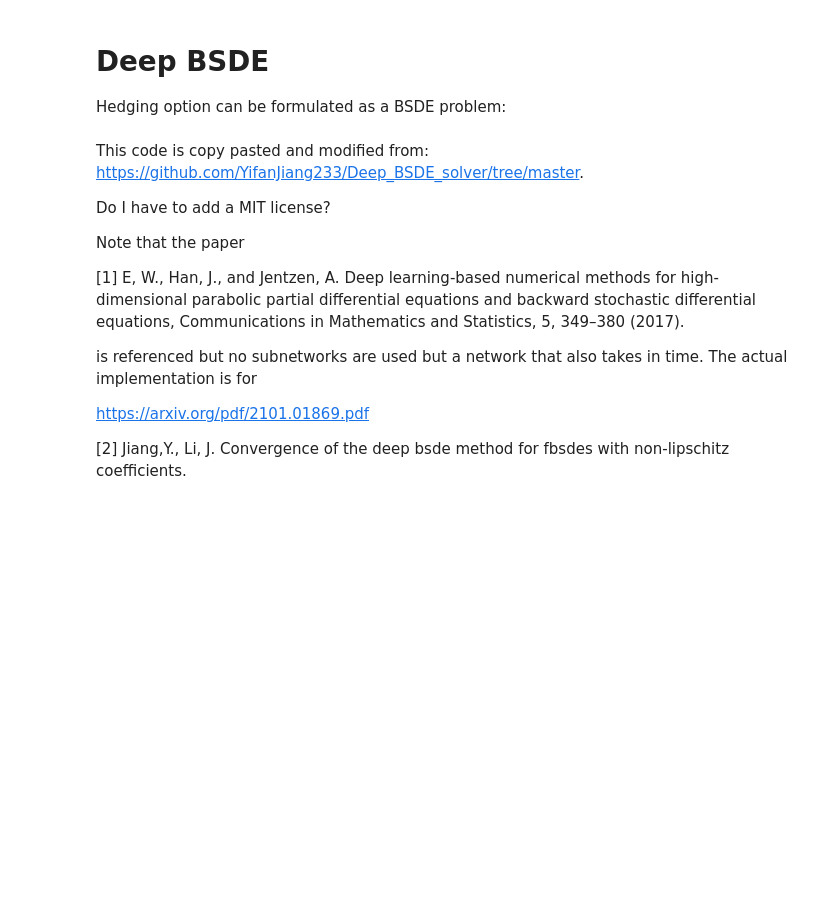
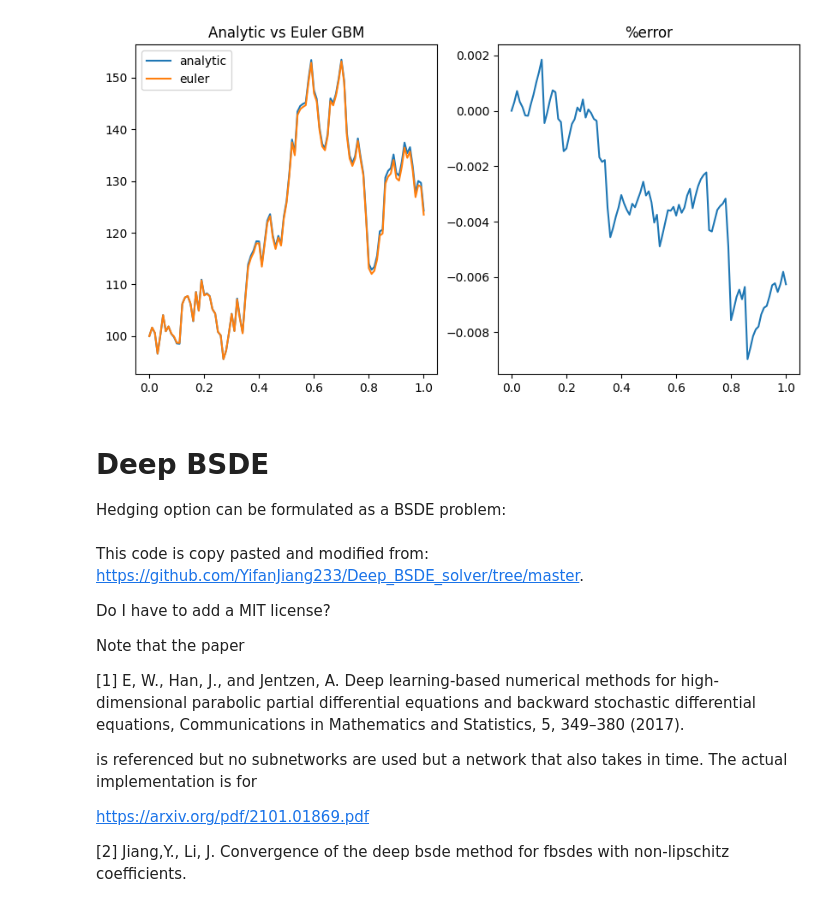
Before and after one commit to ISIPINK/Assignment_Financial_Mathematics_2024, a Jupyter notebook: deep_BSDE.ipynb, the cells around one changed output. Drawn from its saved outputs; the diff is of its cells as text; code cells hidden in the pictures; blank space fills up the shorter version.

```diff
--- a/deep_BSDE.ipynb
+++ b/deep_BSDE.ipynb
@@ -3,3 +76,59 @@
+# %%
+import numpy as np
+import matplotlib.pyplot as plt
+
+def simulate_GBM_path(S0, mu, sigma, T, dt, num_paths):
+    """Simulate multiple paths of the geometric Brownian motion process S_{t}=S_{0} exp((r-sigma^2/2)t + sigma*W_{t})"""
+    N = round(T/dt)
+    t = np.linspace(0, T, N+1)
+    W = np.random.standard_normal(size = (num_paths, N))
+    W = np.insert(W, 0, 0, axis=1)
+    W = np.cumsum(W, axis=1)*np.sqrt(dt) ### standard brownian motion
+    X = (mu - 0.5*sigma**2)*t + sigma*W
+    S = S0*np.exp(X) ### geometric brownian motion
+    return S
+
+def euler_maruyama(X0, mu, sigma, T, N, num_paths):
+    dt = T/N
+    t = np.linspace(0, T, N+1)
+    X = np.zeros((num_paths, N+1))
+    X[:, 0] = X0
+    for j in range(num_paths):
+        for i in range(1, N+1):
+            X[j, i] = X[j, i-1] + mu(t[i-1], X[j, i-1]) * dt + sigma(t[i-1],X[j, i-1]) * np.random.normal(0,np.sqrt(dt))
+    return t, X
+
+def muGBM(mu): return lambda t, X: mu*X
+def sigmaGBM(sigma): return lambda t,X: sigma*X
+
+from parameters import parameters_default
+par = parameters_default()
+par.N = 100
+par.num_paths=1
+
+seed = np.random.randint(0,100000)
+np.random.seed(seed)
+
+realization_euler_gbm = euler_maruyama(par.S0, muGBM(par.mu), sigmaGBM(par.sigma), par.T, par.N,par.num_paths)
+
+np.random.seed(seed)
+paths = simulate_GBM_path(par.S0, par.mu, par.sigma, par.T, par.T/par.N, par.num_paths)
+
+fig, axs = plt.subplots(1,2,figsize=(10,5))
+
+# First subplot
+axs[0].plot(np.linspace(0,par.T,par.N+1), paths[0, :], label="analytic")
+axs[0].plot(realization_euler_gbm[0], realization_euler_gbm[1][0,:], label="euler")
+axs[0].legend()
+axs[0].set_title('Analytic vs Euler GBM')
+
+# Second subplot
+axs[1].plot(realization_euler_gbm[0], (realization_euler_gbm[1][0,:]-paths[0,:])/(paths[0,:]+np.finfo(float).eps), label="euler")
+axs[1].set_title('%error')
+
+plt.show()
+# %% [output]
+[figure, added]
 # %% [markdown]
 # Deep BSDE
 Hedging option can be formulated as a BSDE problem:
```
Also changed, not shown: parts of 5 cells of this notebook, 8 other files.
